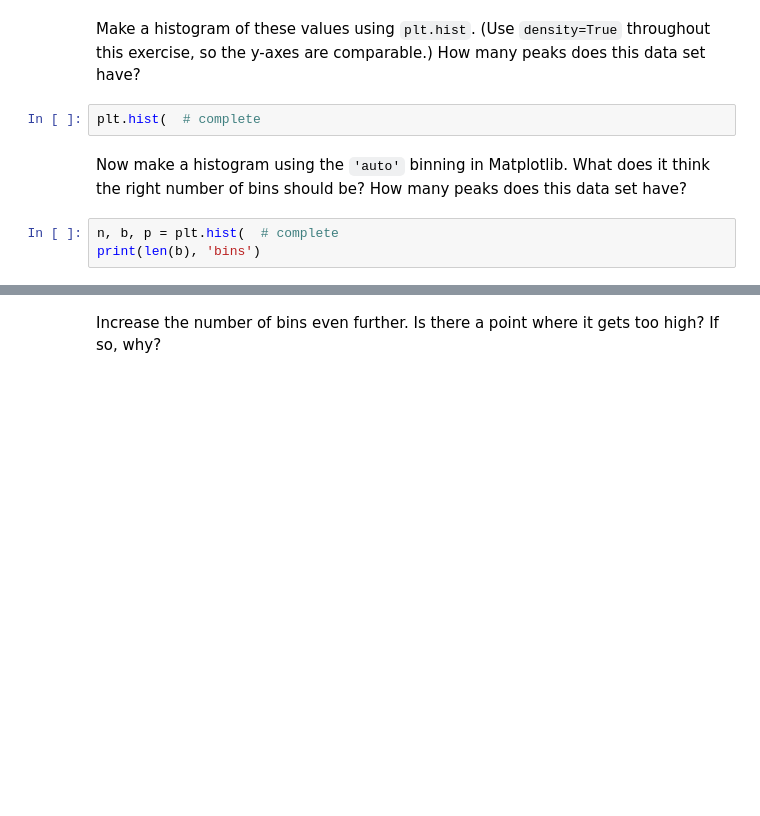
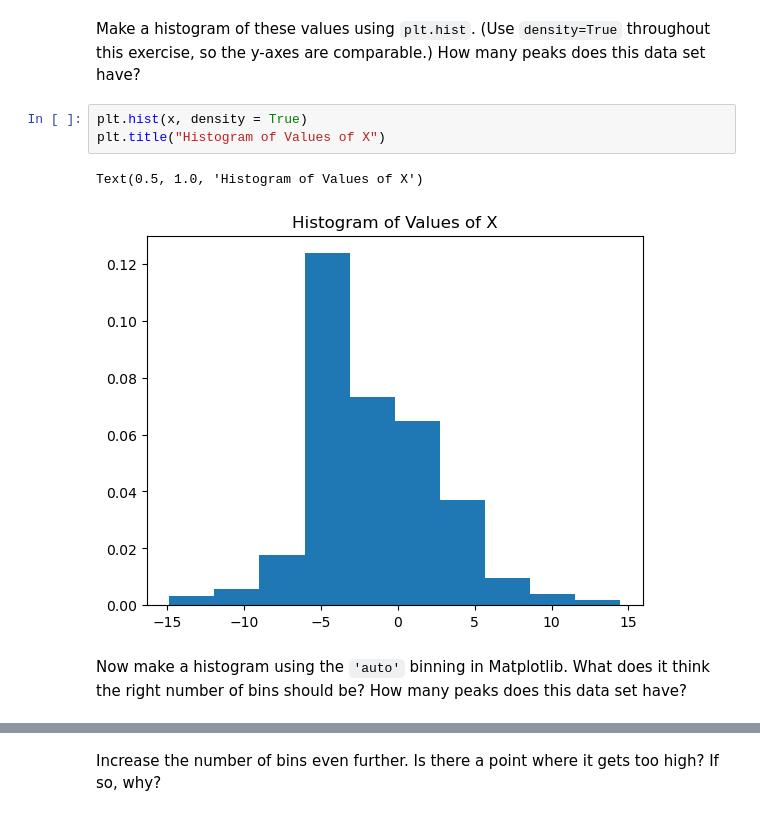
Before and after one commit to ASTR154/nonparametric-modeling, a Jupyter notebook: nonparametric-modeling.ipynb, the cells around one changed output, grey strips where cells are left out. Drawn from its saved outputs; the diff is of its cells as text; blank space fills up the shorter version.

```diff
--- a/nonparametric-modeling.ipynb
+++ b/nonparametric-modeling.ipynb
@@ -21,10 +21,11 @@ x = np.concatenate([stats.cauchy(-5, 1.8).rvs(500),
 x = x[(x > -15) & (x < 15)]
 # %% [markdown]
 Make a histogram of these values using `plt.hist`. (Use `density=True` throughout this exercise, so the y-axes are comparable.) How many peaks does this data set have?
-# %%
-plt.hist(  # complete
+# %%
+plt.hist(x, density = True)
+plt.title("Histogram of Values of X")
+# %% [output]
+Text(0.5, 1.0, 'Histogram of Values of X')
+[figure, added]
 # %% [markdown]
 Now make a histogram using the `'auto'` binning in Matplotlib. What does it think the right number of bins should be? How many peaks does this data set have?
-# %%
-n, b, p = plt.hist(  # complete
-print(len(b), 'bins')
```
Also changed, not shown: parts of 27 cells of this notebook.
